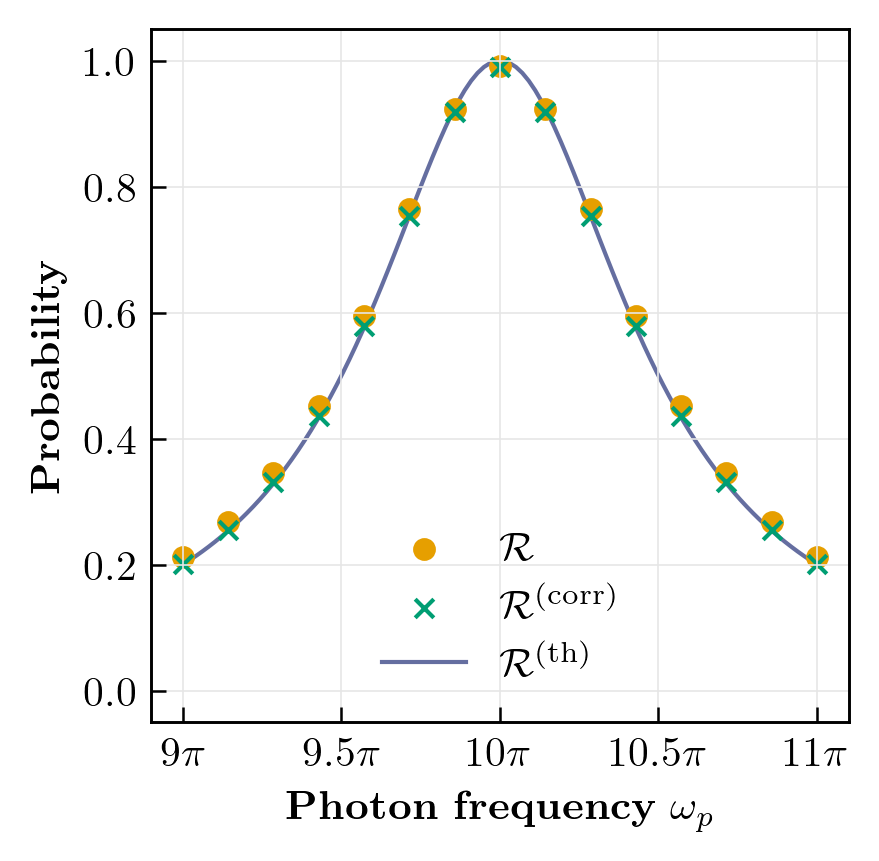
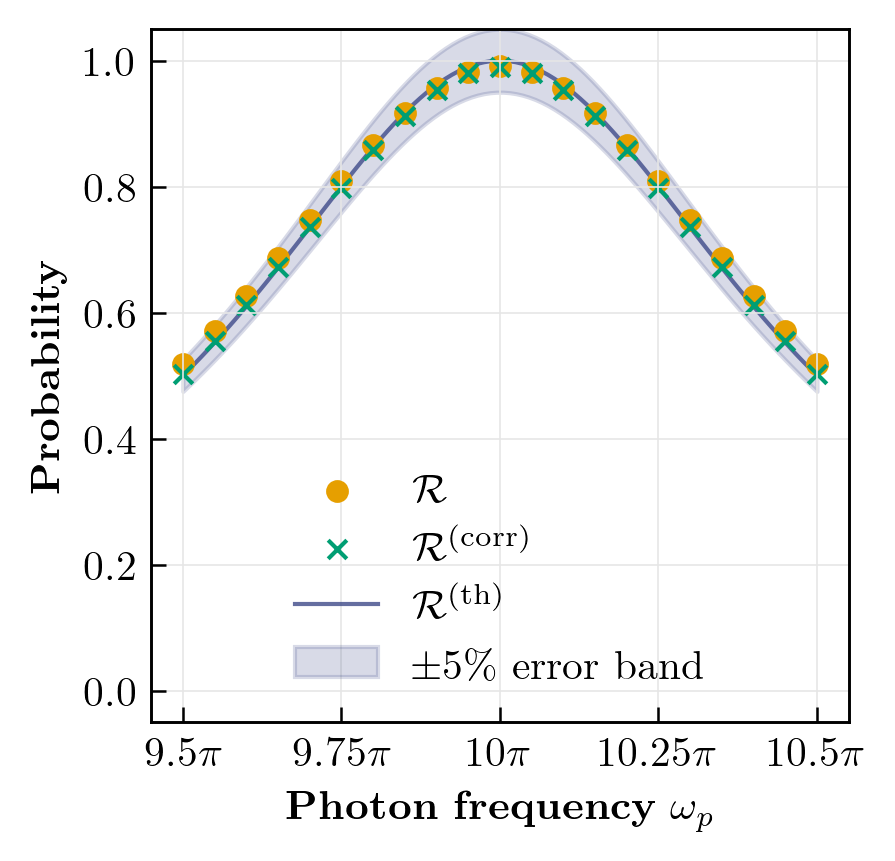
Code edit (unified diff) that turned the first committed figure into the second:
--- before
+++ after
@@ -2,5 +2,5 @@
 show_fig = False
 
-for index_experiment in [1,2,3,4,5,6]:
+for index_experiment in [1,2,3,4]:
 
     ### Load the data 
@@ -21,5 +21,5 @@
     ###Generate the theoretical curve
 
-    frequency_tab_theory = np.linspace(param_cavity['omega_A'] - param_cavity['gamma_A'], param_cavity['omega_A'] + param_cavity['gamma_A'], 100)
+    frequency_tab_theory = np.linspace(param_cavity['omega_A'] - param_cavity['gamma_A']/2, param_cavity['omega_A'] + param_cavity['gamma_A']/2, 100)
     #Bare prediction
     R_theory = 1 / (1 + ((frequency_tab_theory - param_cavity['omega_A'])/ (param_cavity['gamma_A']/2))**2)
@@ -42,14 +42,17 @@
     #theoretical curve
     ax.plot(frequency_tab_theory, R_theory, color=color_bare, alpha=0.8, zorder = -1, label=r'$\mathcal{R}^{(\rm th)}$')
+    if correction:
+        #Display a 5% error band around the theoretical curve
+        ax.fill_between(frequency_tab_theory, 0.95*R_theory, 1.05*R_theory, color=color_bare, alpha=0.2, zorder = -2, label=r'$\pm 5\%$ error band')
 
     # Labels, limites et grille
     ax.set_xlabel(r'\textbf{Photon frequency} $\omega_p$', fontsize=10)
-    ax.set_xticks([param_cavity['omega_A'] - param_cavity['gamma_A'], 
-                param_cavity['omega_A'] - param_cavity['gamma_A']/2, 
+    ax.set_xticks([param_cavity['omega_A'] - param_cavity['gamma_A']/2, 
+                param_cavity['omega_A'] - param_cavity['gamma_A']/4, 
                 param_cavity['omega_A'], 
-                param_cavity['omega_A'] + param_cavity['gamma_A']/2, 
-                param_cavity['omega_A'] + param_cavity['gamma_A']])
+                param_cavity['omega_A'] + param_cavity['gamma_A']/4, 
+                param_cavity['omega_A'] + param_cavity['gamma_A']/2])
 
-    ax.set_xticklabels([r"$9\pi$",r"$9.5\pi$",r"$10\pi$",r"$10.5\pi$",r"$11\pi$"])
+    ax.set_xticklabels([r"$9.5\pi$",r"$9.75\pi$",r"$10\pi$",r"$10.25\pi$",r"$10.5\pi$"])
 
     ax.set_ylabel(r'\textbf{Probability}', fontsize=10)

Commit: cross validation waveguideqed jl